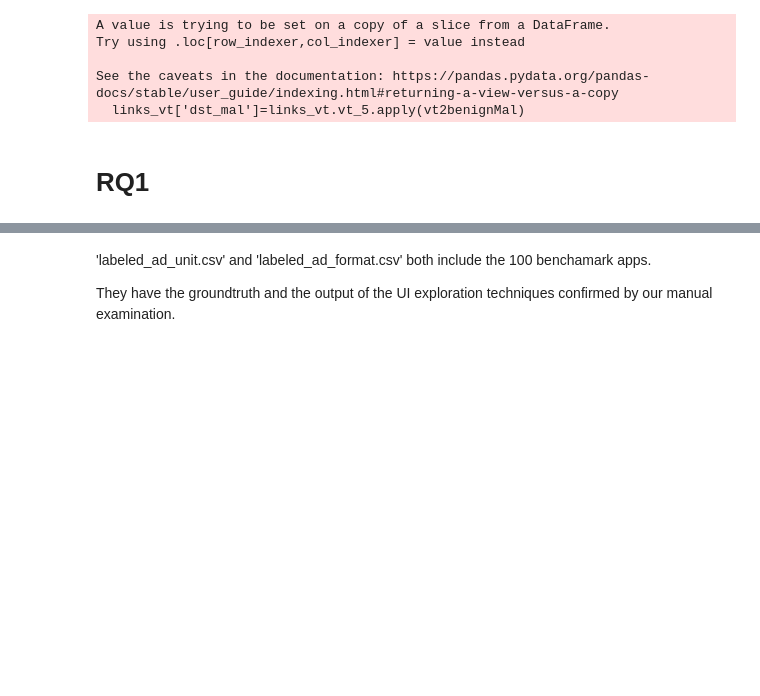
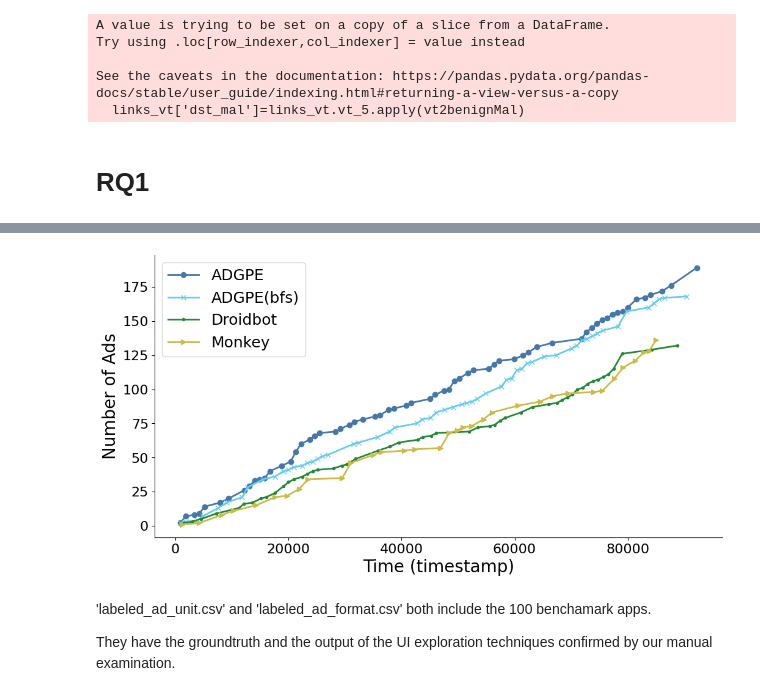
Before and after one commit to AppPromotionAdsResearch/AdGPE, a Jupyter notebook: Evaluation/Evaluation.ipynb, the cells around one changed output, grey strips where cells are left out. Drawn from its saved outputs; the diff is of its cells as text; code cells hidden in the pictures; blank space fills up the shorter version.

```diff
--- a/Evaluation/Evaluation.ipynb
+++ b/Evaluation/Evaluation.ipynb
@@ -58,0 +128,11 @@ See the caveats in the documentation: https://pandas.pydata.org/pandas-docs/stab
+# %%
+given_timestamps = [10000,20000,30000,40000,50000,60000,70000]
+ad_efficiency_df={'ADGPE':[],'ADGPE(bfs)':[],'Droidbot':[],'Monkey':[]}
+for given_timstamp in given_timestamps:
+# Find the row with the closest time to the given timestamp
+    for name,df in zip(names,dataframes):
+        if name=='ADGPE':
+            base=df.iloc[(df['time'] - given_timstamp).abs().argmin(),2]
+        value=df.iloc[(df['time'] - given_timstamp).abs().argmin(),2]
+        ad_efficiency_df[name].append(100*(base-value)/base+100)
+pd.DataFrame(ad_efficiency_df)
@@ -59,3 +148,38 @@ See the caveats in the documentation: https://pandas.pydata.org/pandas-docs/stab
+# %%
+# Re-plotting all the dataframes with appropriate legend names
+import matplotlib as mpl
+
+mpl.rcParams['axes.spines.right'] = False
+mpl.rcParams['axes.spines.top'] = False
+plt.figure(figsize=(12, 6))
+from itertools import cycle
+colors = cycle(plt.cm.tab10.colors)
+# Plot for the original data
+# plt.plot(filtered_data['time'], filtered_data['accumulated_ad_count'], marker='o', linestyle='-', label='Original Data')
+
+# Plot for the new data with extracted names
+# names=['']
+markers=['o','x','.','>']
+colors=['#4477AA','#66CCEE','#228833','#CCBB44']
+for i, df in enumerate(dataframes):
+    plt.plot(df['time'], df['accumulated_ad_count'], marker=markers[i], linestyle='-', color=colors[i], label=names[i],markersize=6, linewidth=2)
+
+# names=['bfs','dfs']
+# for i, df in enumerate([merged_bfs,merged_dfs]):
+#     plt.plot(df['time'], df['mean_accumulated_ad_count'], marker='x', linestyle='-', color=next(colors), label=names[i])
+# plt.title('Comparison of Accumulated Ads Detected Over Time',fontsize=14)
+plt.xlabel('Time (timestamp)', fontsize=20)
+plt.ylabel('Number of Ads',fontsize=20)
+# plt.xlim(0,80000)
+# plt.ylim(0,200)
+plt.xticks(fontsize=16)
+plt.yticks(fontsize=16)
+plt.legend(fontsize=18)
+plt.savefig('../timeEfficiency.pdf',format='pdf',dpi=600,bbox_inches="tight")
+# plt.grid(True)
+plt.show()
+# %% [output]
+[figure, added]
 # %% [markdown]
 'labeled_ad_unit.csv' and 'labeled_ad_format.csv' both include the 100 benchamark apps.
 
```
Also changed, not shown: parts of 4 cells of this notebook, 4 other files.
